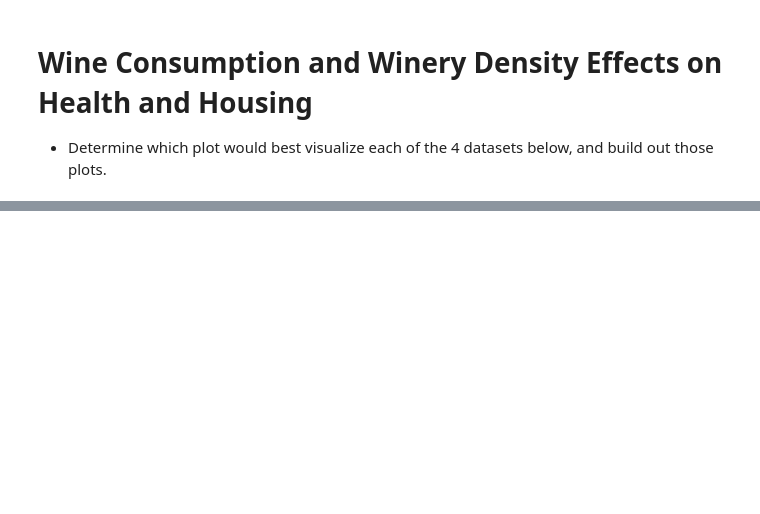
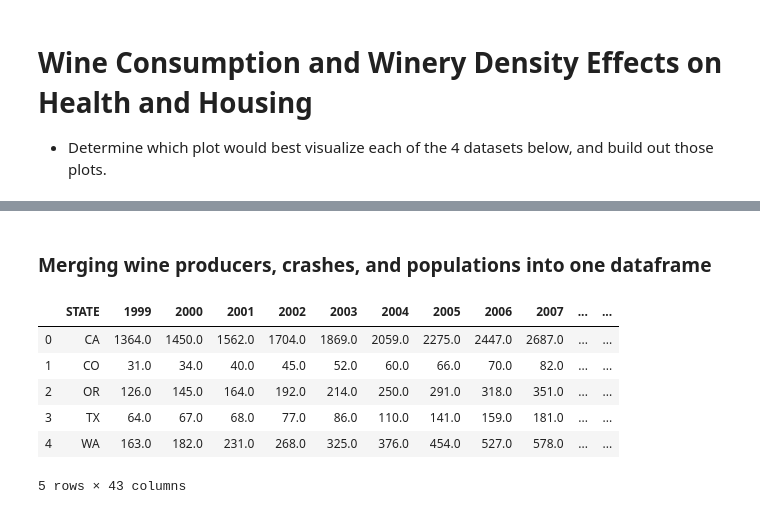
Before and after one commit to epayne323/ProjectOneRepo, a Jupyter notebook: Notebooks/working_EP.ipynb, the cells around one changed output, grey strips where cells are left out. Cells and saved outputs as stored; diff of their text form; code cells hidden in the pictures; blank space fills up the shorter version.

```diff
--- a/Notebooks/working_EP.ipynb
+++ b/Notebooks/working_EP.ipynb
@@ -302,0 +17,6 @@ fig.subplots_adjust(top=.95)
+# %%
+total_wine_producers_df = pd.read_csv(os.path.join("..","Data","Clean",
+                                                   "bonded_wine_producers_by_state_1999_june_2019_clean.csv"))
+state_abbrevs = pd.read_csv(os.path.join("..","Data","Raw","state_abbrevs.csv"))
+populations_df = pd.read_csv(os.path.join("..","Data","Clean",
+                                          "Annual_Resident_Population_Estimates_UTF8.csv"))
@@ -302,0 +44,13 @@ fig.subplots_adjust(top=.95)
+# %%
+state_populations_df = populations_df.loc[populations_df["CTYNAME"].isin(state_colors.keys()), :]
+state_populations_df = state_populations_df.iloc[:, 5:18]
+state_populations_df.drop(["CTYNAME","CENSUS2010POP","ESTIMATESBASE2010"], axis=1, inplace=True)
+state_populations_df.rename(columns = {"STNAME":"STATENAME", "POPESTIMATE2010":"2010",
+                                       "POPESTIMATE2011":"2011", "POPESTIMATE2012":"2012",
+                                       "POPESTIMATE2013":"2013", "POPESTIMATE2014":"2014",
+                                       "POPESTIMATE2015":"2015", "POPESTIMATE2016":"2016",
+                                       "POPESTIMATE2017":"2017", "POPESTIMATE2018":"2018"}, inplace=True)
+state_populations_df = state_populations_df.transpose()
+state_populations_df.columns = state_populations_df.iloc[0,:]
+state_populations_df.drop(state_populations_df.index[0], inplace=True)
+state_populations_df
@@ -302,0 +162,16 @@ fig.subplots_adjust(top=.95)
+# %% [markdown]
+### Merging wine producers, crashes, and populations into one dataframe
+# %%
+wine_crash = pd.merge(total_wine_producers_df, crash_counts_pivot_state, on="STATENAME", how="outer",
+                      suffixes=("_wine","_crash"))
+wine_crash = wine_crash.loc[wine_crash["STATENAME"].isin(crash_counts_pivot_state["STATENAME"]),:]
+wine_crash = wine_crash.merge(state_populations_df.transpose().reset_index(), on="STATENAME",how="outer")
+wine_crash
+# %% [output]
+|  | STATE | 1999 | 2000 | 2001 | 2002 | 2003 | 2004 | 2005 | 2006 | 2007 | ... | ... |
+| 0 | CA | 1364.0 | 1450.0 | 1562.0 | 1704.0 | 1869.0 | 2059.0 | 2275.0 | 2447.0 | 2687.0 | ... | ... |
+| 1 | CO | 31.0 | 34.0 | 40.0 | 45.0 | 52.0 | 60.0 | 66.0 | 70.0 | 82.0 | ... | ... |
+| 2 | OR | 126.0 | 145.0 | 164.0 | 192.0 | 214.0 | 250.0 | 291.0 | 318.0 | 351.0 | ... | ... |
+| 3 | TX | 64.0 | 67.0 | 68.0 | 77.0 | 86.0 | 110.0 | 141.0 | 159.0 | 181.0 | ... | ... |
+| 4 | WA | 163.0 | 182.0 | 231.0 | 268.0 | 325.0 | 376.0 | 454.0 | 527.0 | 578.0 | ... | ... |
+5 rows × 43 columns
```
Also changed, not shown: parts of 54 cells of this notebook, 4 other files.
